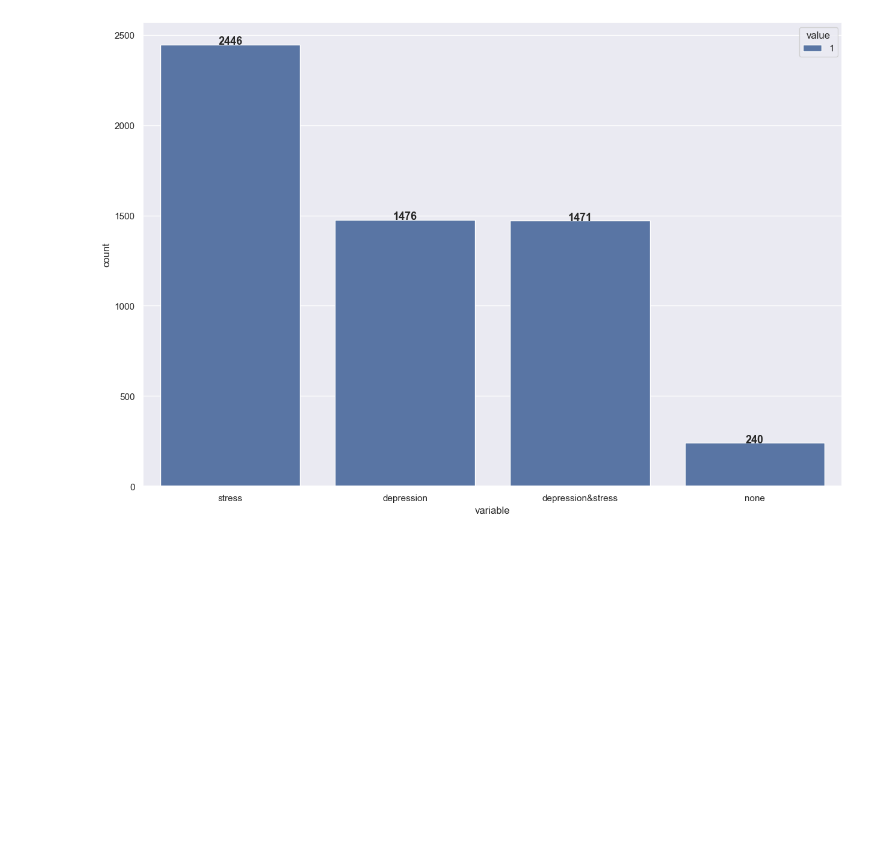
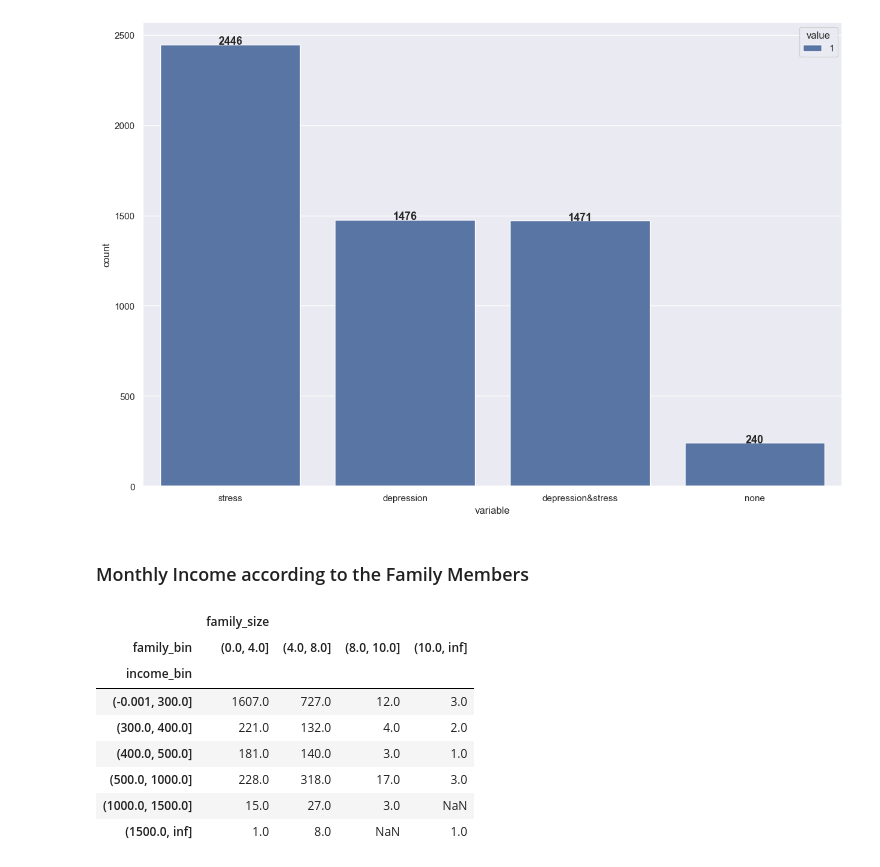
Before and after one commit to lamanhasanova/Python-Vulnerable-People-affected-by-war-data, a Jupyter notebook: Vulnerable people data affected by war .ipynb, the cells around one changed output. Saved outputs shown, nothing was run; the diff lists cells and outputs as text; code cells hidden in the pictures; blank space fills up the shorter version.

```diff
--- a/Vulnerable people data affected by war .ipynb
+++ b/Vulnerable people data affected by war .ipynb
@@ -1555,3 +1555,18 @@ for rect in ax.patches:
 plt.show();
 # %% [output]
 [figure]
+# %% [markdown]
+### Monthly Income according to the Family Members
+# %%
+t=pd.pivot_table(df,index=["income_bin"],columns=["family_bin"],values=["family_size"],aggfunc="count")
+t
+# %% [output]
+|  | family_size |  |  |  |
+| family_bin | (0.0, 4.0] | (4.0, 8.0] | (8.0, 10.0] | (10.0, inf] |
+| income_bin |  |  |  |  |
+| (-0.001, 300.0] | 1607.0 | 727.0 | 12.0 | 3.0 |
+| (300.0, 400.0] | 221.0 | 132.0 | 4.0 | 2.0 |
+| (400.0, 500.0] | 181.0 | 140.0 | 3.0 | 1.0 |
+| (500.0, 1000.0] | 228.0 | 318.0 | 17.0 | 3.0 |
+| (1000.0, 1500.0] | 15.0 | 27.0 | 3.0 | NaN |
+| (1500.0, inf] | 1.0 | 8.0 | NaN | 1.0 |
```
Also changed, not shown: parts of 3 cells of this notebook.
